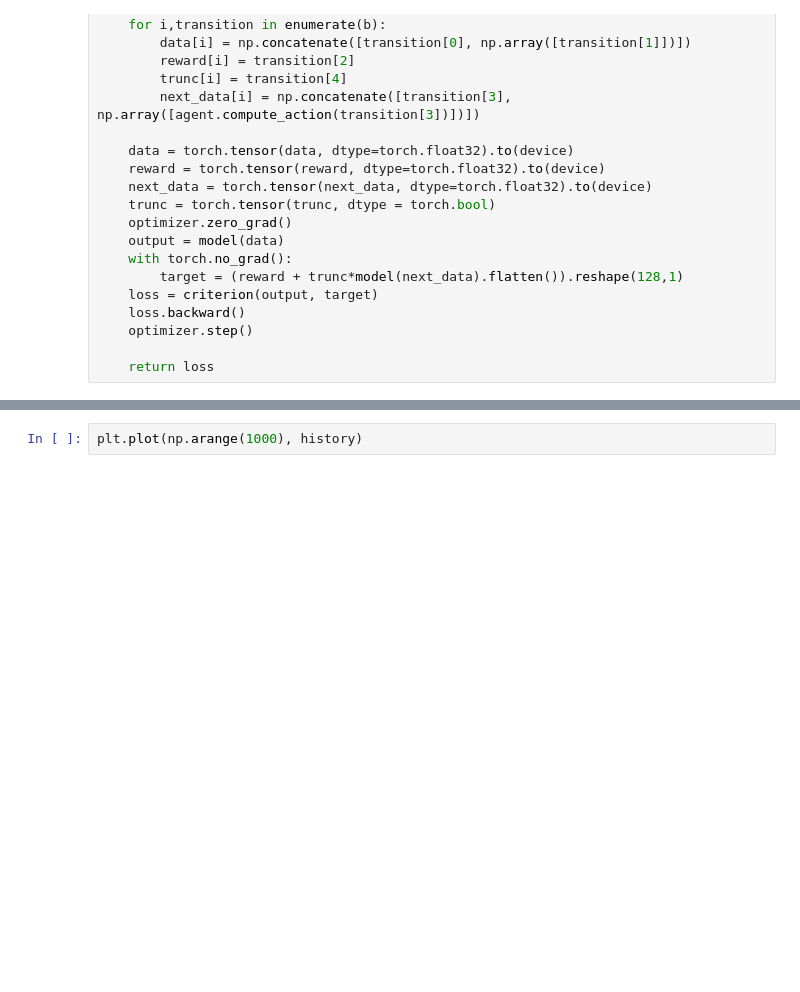
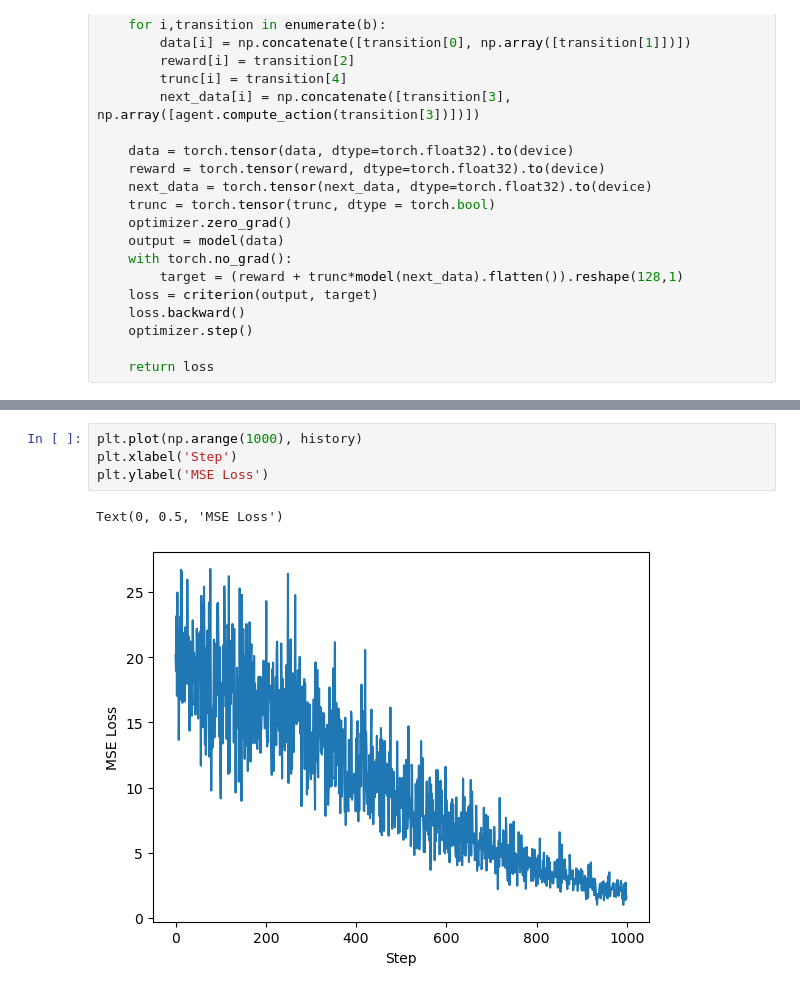
Before and after one commit to francpp/Deep_Deterministic_Policy_Gradient, a Jupyter notebook: DDPG.ipynb, the cells around one changed output, grey strips where cells are left out. Drawn from its saved outputs; the diff is of its cells as text; blank space fills up the shorter version.

```diff
--- a/DDPG.ipynb
+++ b/DDPG.ipynb
@@ -236,3 +250,8 @@ for epoch in range(num_epochs):
 # %%
 plt.plot(np.arange(1000), history)
+plt.xlabel('Step')
+plt.ylabel('MSE Loss')
+# %% [output]
+Text(0, 0.5, 'MSE Loss')
+[figure, added]
 # %%
```
Also changed, not shown: parts of 9 cells of this notebook, 1 other file.
